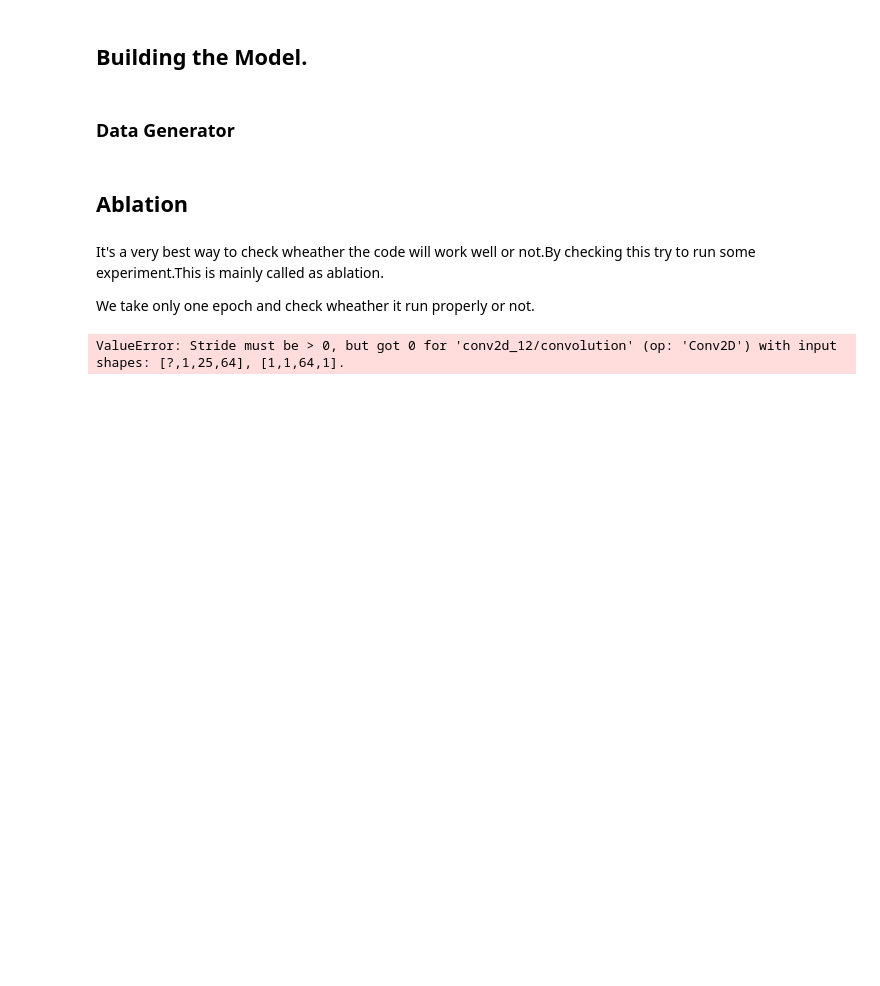
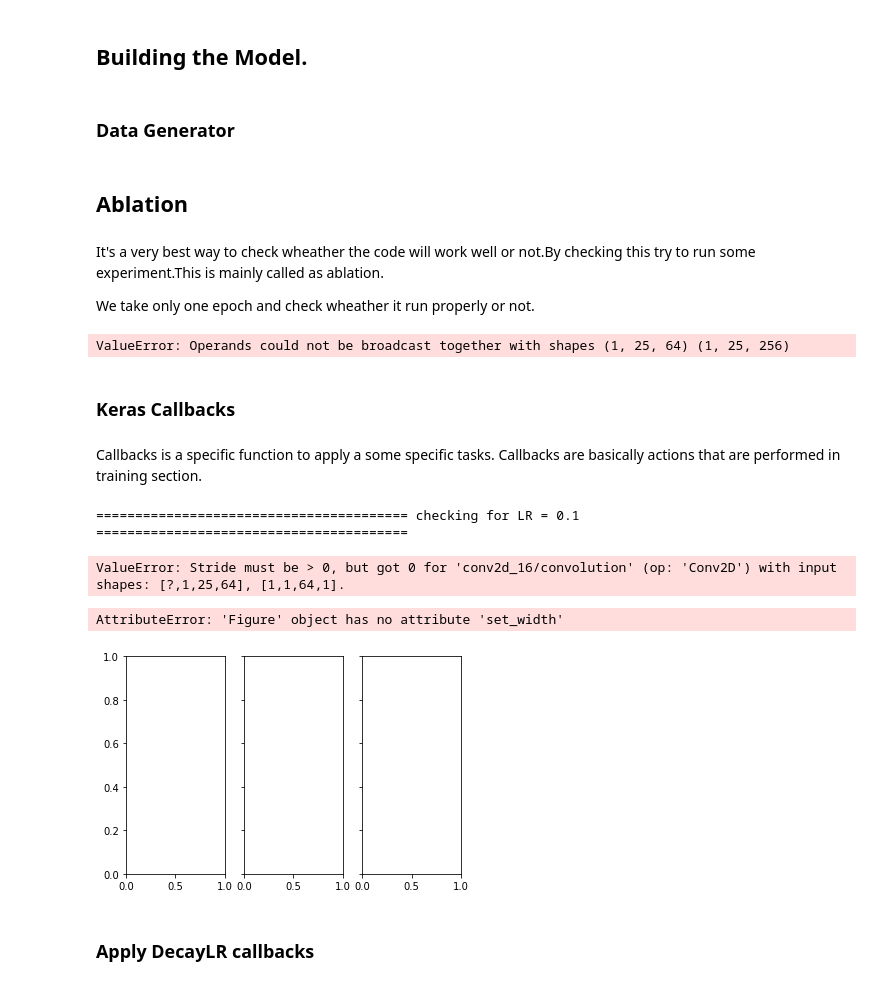
Before and after one commit to LIMON100/Flower-Classification, a Jupyter notebook: FlowerRecognitn.ipynb, the cells around one changed output. Cells and saved outputs as stored; diff of their text form; code cells hidden in the pictures; blank space fills up the shorter version.

Commit message:
apply callbacks

```diff
--- a/FlowerRecognitn.ipynb
+++ b/FlowerRecognitn.ipynb
@@ -339,8 +339,8 @@ nb_classes = 5
 # #import resnet
 
 
-model = resnet.ResnetBuilder.build_resnet_18((img_channels , img_rows , img_cols) , nb_classes)
-model.compile(loss = 'categorical_crossentropy' , optimizer = 'SGD' , metrics = ['accuracy'])
+model = resnet.ResnetBuilder.build_resnet_101((img_channels , img_rows , img_cols) , nb_classes)
+model.compile(loss = 'categorical_crossentropy' , optimizer = 'relu' , metrics = ['accuracy'])
 
 training_generator = datagenerator('train' , ablation = 100)
 validation_generator = datagenerator('val' , ablation = 100)
@@ -348,4 +348,58 @@ validation_generator = datagenerator('val' , ablation = 100)
 
 model.fit_generator(generator = training_generator , validation_data = validation_generator , epoch = 1)
 # %% [output]
-ValueError: Stride must be > 0, but got 0 for 'conv2d_12/convolution' (op: 'Conv2D') with input shapes: [?,1,25,64], [1,1,64,1].
+ValueError: Operands could not be broadcast together with shapes (1, 25, 64) (1, 25, 256)
+# %% [markdown]
+### Keras Callbacks
+# %% [markdown]
+Callbacks is a specific function to apply a some specific tasks. Callbacks are basically actions that are performed in training section.
+# %%
+hyper_param = [0.1 , 0.01 , 0.001]
+
+
+class Losshistory(keras.callbacks.Callback):
+
+    def on_train_begin(self , logs = {}):
+        self.losses = []
+
+    def on_batch_end(self , batch , logs = {}):
+        self.losses.append(logs.get('loss'))
+
+
+
+history = Losshistory()
+plot_data = {}
+
+
+for i in hyper_param:
+    print('\n\n'+'==' *20 + ' checking for LR = {} '.format(i) + '=='*20)
+    sgd = optimizers.SGD(lr = i , clipnorm = 1.)
+
+    model = resnet.ResnetBuilder.build_resnet_18((img_channels , img_rows , img_cols) , nb_classes)
+    model.compile(loss = 'categorical_crossentropy' , optimizer = 'relu' , metrics = ['accuracy'])
+
+    training_generator = datagenerator('train' , ablation = 100)
+    validation_generator = datagenerator('val' , ablation = 100)
+
+
+    model.fit_generator(generator = training_generator , validation_data = validation_generator , epoch = 3 , callbacks = [history])
+
+    plot_data[i] = history.losses
+# %% [output]
+======================================== checking for LR = 0.1 ========================================
+ValueError: Stride must be > 0, but got 0 for 'conv2d_16/convolution' (op: 'Conv2D') with input shapes: [?,1,25,64], [1,1,64,1].
+# %%
+## plot the losses
+
+f , axes = plt.subplots(1 , 3 , sharey = True)
+f.set_width(15)
+
+plt.setp(axes , xticks = np.arange(0 , len(plot_data[0.01]) , 1) + 1)
+
+for i , lr in enumerate(plot_data.keys()):
+    axes[i].plot(np.arange(len(plot_data[lr])) + 1 , plot_data[lr])
+# %% [output]
+AttributeError: 'Figure' object has no attribute 'set_width'
+[figure, added]
+# %% [markdown]
+### Apply DecayLR callbacks
```
Also changed, not shown: parts of 3 cells of this notebook.
